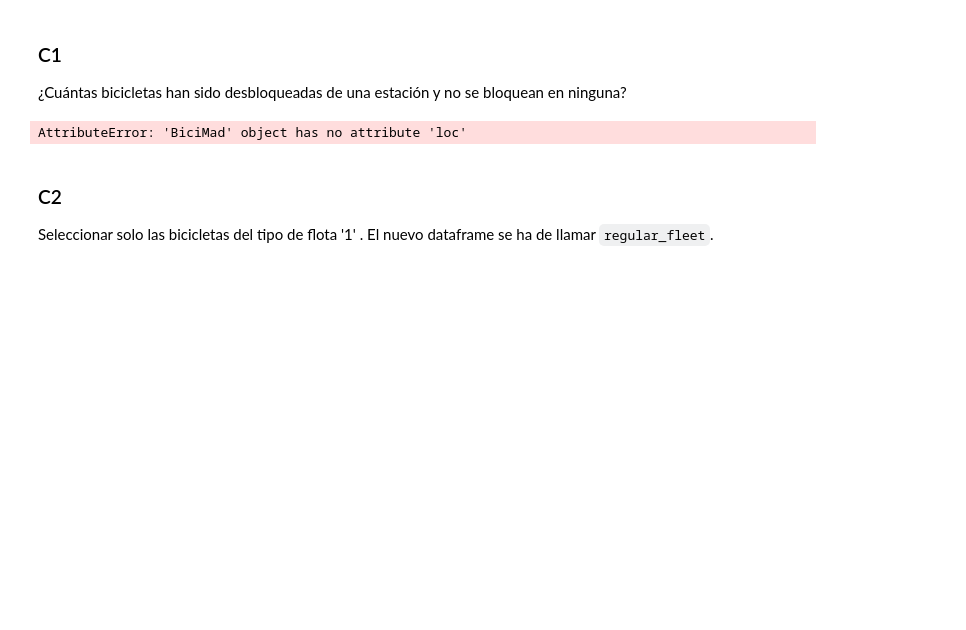
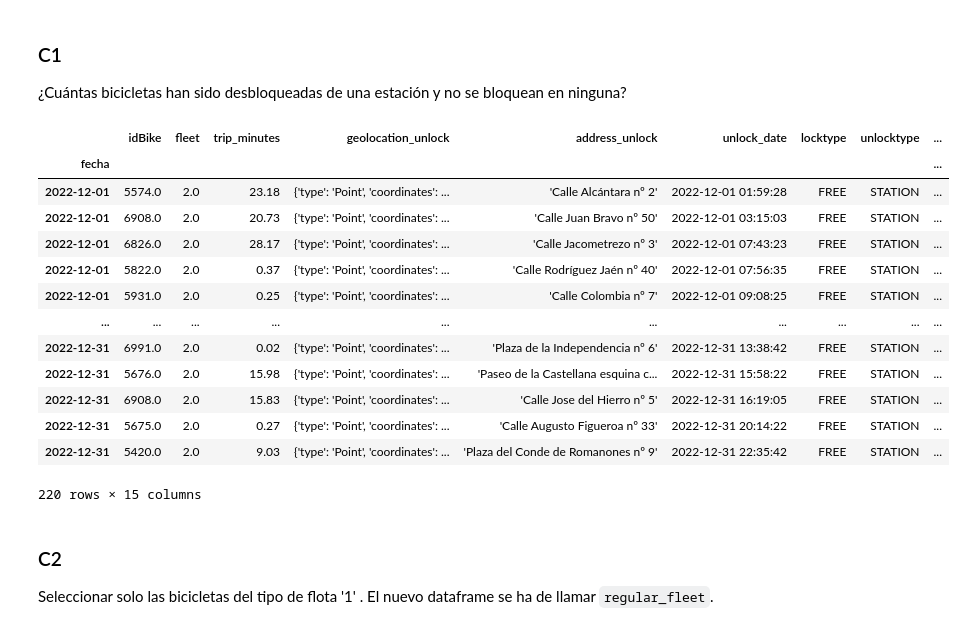
Before and after one commit to floren007/UCM, a Jupyter notebook: Florentino_entregable/consulas_bicimad.ipynb, the cells around one changed output. Saved outputs shown, nothing was run; the diff lists cells and outputs as text; code cells hidden in the pictures; blank space fills up the shorter version.

Commit message:
solucionado consultas bicimad

```diff
--- a/Florentino_entregable/consulas_bicimad.ipynb
+++ b/Florentino_entregable/consulas_bicimad.ipynb
@@ -1,8 +1,9 @@
 # %%
 import pandas as pd
 from bicimad import bicimad
-from bicimad.urlemt import UrlEMT
+
 biciclass = bicimad.BiciMad(month=12,year=22)
+dataframeBici = biciclass.data
 # %% [output]
 Coincidió esta URL: https://opendata.emtmadrid.es//getattachment/34b933e4-4756-4fed-8d5b-2d44f7503ccc/trips_22_12_December-csv.aspx
 # %% [markdown]
@@ -12,9 +13,22 @@ Coincidió esta URL: https://opendata.emtmadrid.es//getattachment/34b933e4-4756-
 # %%
 # Sol
 # es una simple query
-biciclass.loc[(biciclass['unlocktype'] == 'STATION') & (biciclass['locktype'] != 'STATION')]
+dataframeBici.loc[(dataframeBici['unlocktype'] == 'STATION') & (dataframeBici['locktype'] != 'STATION')]
 # %% [output]
+|  | idBike | fleet | trip_minutes | geolocation_unlock | address_unlock | unlock_date | locktype | unlocktype | ... |
+| fecha |  |  |  |  |  |  |  |  | ... |
+| 2022-12-01 | 5574.0 | 2.0 | 23.18 | {'type': 'Point', 'coordinates': ... | 'Calle Alcántara nº 2' | 2022-12-01 01:59:28 | FREE | STATION | ... |
+| 2022-12-01 | 6908.0 | 2.0 | 20.73 | {'type': 'Point', 'coordinates': ... | 'Calle Juan Bravo nº 50' | 2022-12-01 03:15:03 | FREE | STATION | ... |
+| 2022-12-01 | 6826.0 | 2.0 | 28.17 | {'type': 'Point', 'coordinates': ... | 'Calle Jacometrezo nº 3' | 2022-12-01 07:43:23 | FREE | STATION | ... |
+| 2022-12-01 | 5822.0 | 2.0 | 0.37 | {'type': 'Point', 'coordinates': ... | 'Calle Rodríguez Jaén nº 40' | 2022-12-01 07:56:35 | FREE | STATION | ... |
+| 2022-12-01 | 5931.0 | 2.0 | 0.25 | {'type': 'Point', 'coordinates': ... | 'Calle Colombia nº 7' | 2022-12-01 09:08:25 | FREE | STATION | ... |
+| ... | ... | ... | ... | ... | ... | ... | ... | ... | ... |
+| 2022-12-31 | 6991.0 | 2.0 | 0.02 | {'type': 'Point', 'coordinates': ... | 'Plaza de la Independencia nº 6' | 2022-12-31 13:38:42 | FREE | STATION | ... |
+| 2022-12-31 | 5676.0 | 2.0 | 15.98 | {'type': 'Point', 'coordinates': ... | 'Paseo de la Castellana esquina c... | 2022-12-31 15:58:22 | FREE | STATION | ... |
+| 2022-12-31 | 6908.0 | 2.0 | 15.83 | {'type': 'Point', 'coordinates': ... | 'Calle Jose del Hierro nº 5' | 2022-12-31 16:19:05 | FREE | STATION | ... |
+| 2022-12-31 | 5675.0 | 2.0 | 0.27 | {'type': 'Point', 'coordinates': ... | 'Calle Augusto Figueroa nº 33' | 2022-12-31 20:14:22 | FREE | STATION | ... |
+| 2022-12-31 | 5420.0 | 2.0 | 9.03 | {'type': 'Point', 'coordinates': ... | 'Plaza del Conde de Romanones nº 9' | 2022-12-31 22:35:42 | FREE | STATION | ... |
-AttributeError: 'BiciMad' object has no attribute 'loc'
+220 rows × 15 columns
 # %% [markdown]
 ### C2
 
```
Also changed, not shown: parts of 1 cell of this notebook.
